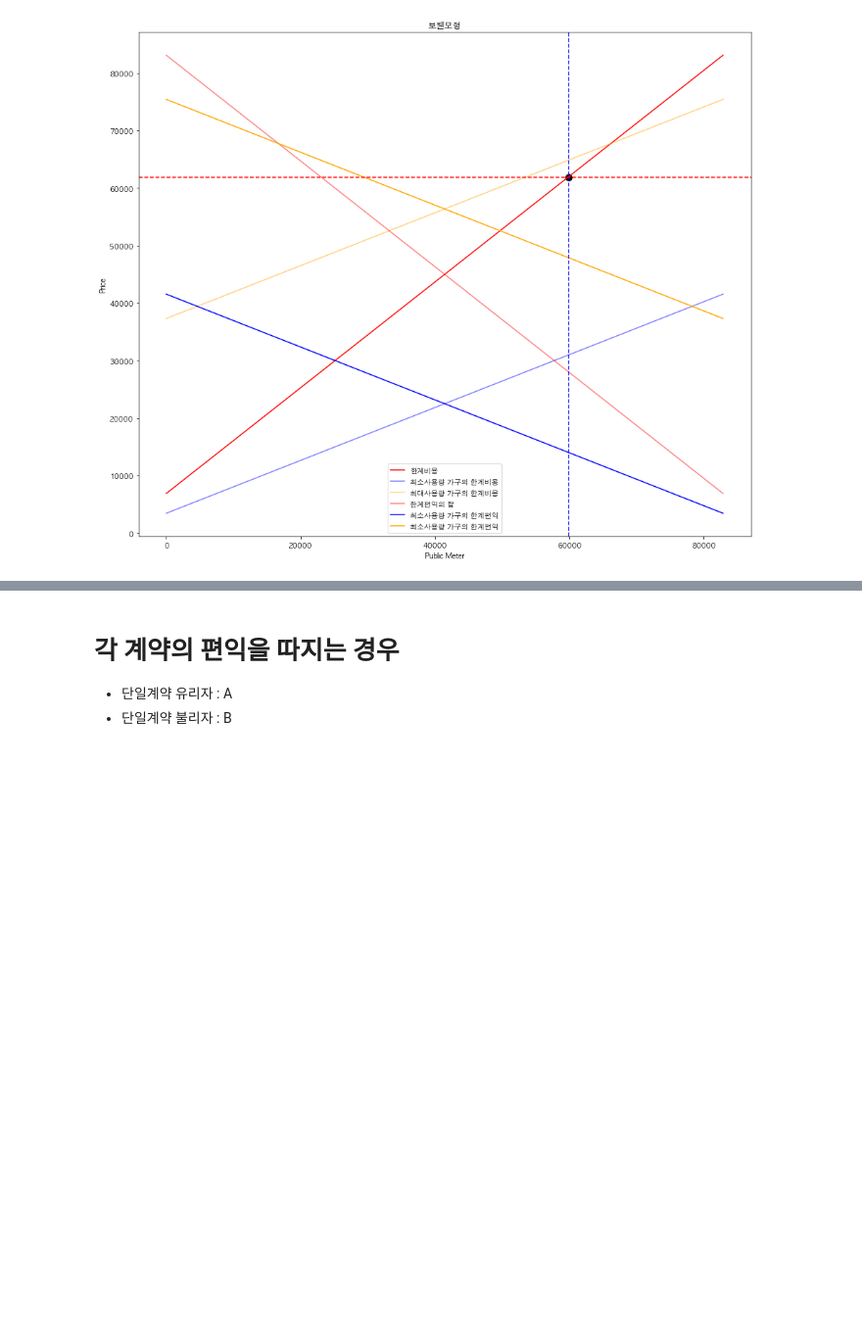
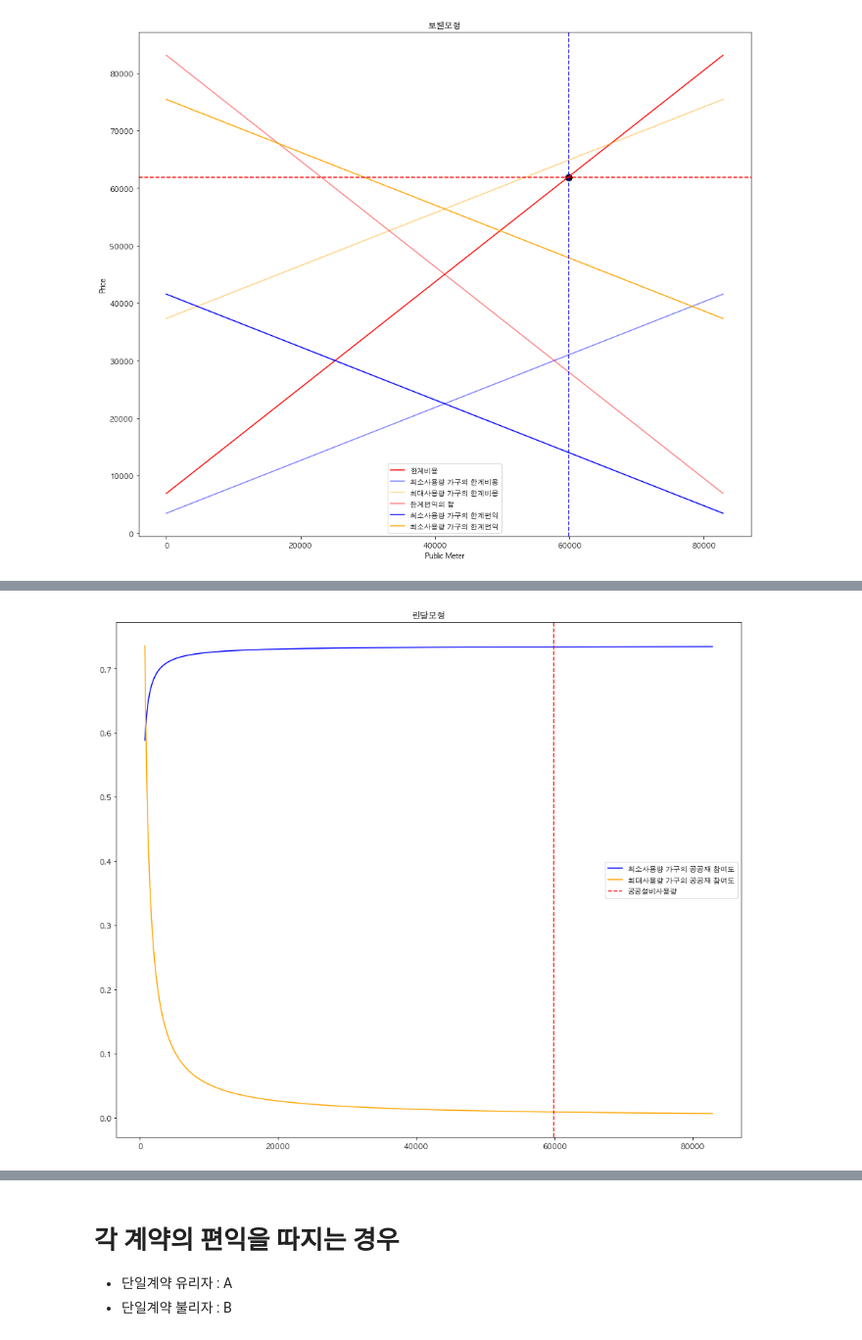
Before and after one commit to formegusto/rate-contract-proto, a Jupyter notebook: Public Goods Shape.ipynb, the cells around one changed output, grey strips where cells are left out. Shown at 98% size. Saved outputs shown, nothing was run; the diff lists cells and outputs as text; code cells hidden in the pictures; blank space fills up the shorter version.

```diff
--- a/Public Goods Shape.ipynb
+++ b/Public Goods Shape.ipynb
@@ -872,0 +822,17 @@ array([41550.        , 41549.54027676, 41549.08055351, ...,
+# %%
+pc_idx = 30
+target_pi = public_info[pc_idx]
+
+test_pi = pi[700:]
+test_min = (max_household_party[700:].max() - min_household_party[700:])
+test_max = max_household_party[700:]
+
+plt.plot(test_pi, test_min, color="blue", label="최소사용량 가구의 공공재 참여도")
+plt.plot(test_pi, test_max, color="orange", label="최대사용량 가구의 공공재 참여도")
+plt.axvline(x=target_pi, color="red", label="공공설비사용량", linestyle="--")
+
+plt.title("린달모형")
+plt.legend()
+plt.show()
+# %% [output]
+[figure, added]
```
Also changed, not shown: parts of 13 cells of this notebook.
